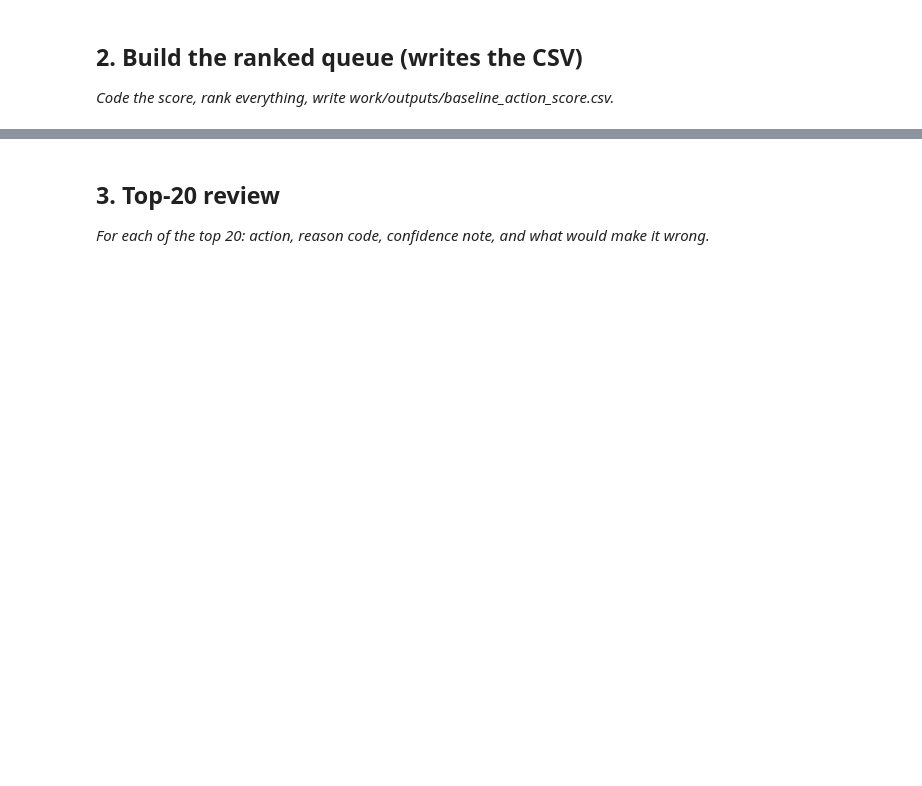
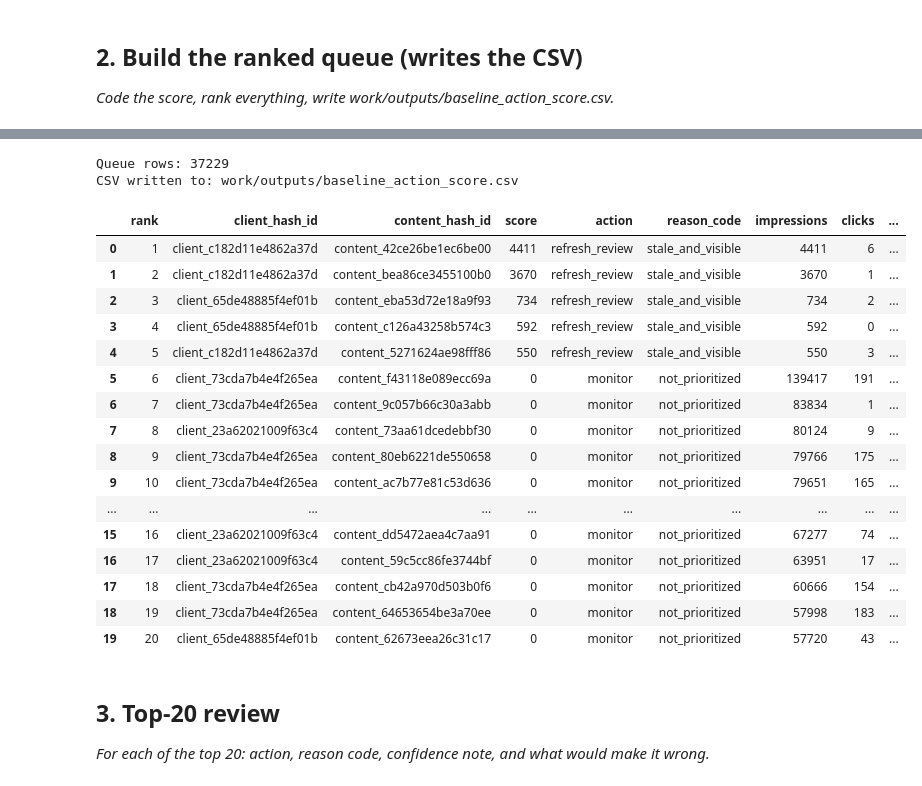
Before and after one commit to rasheed-hammad/machine-learning-starter, a Jupyter notebook: work/notebooks/w04_baseline_score.ipynb, the cells around one changed output, grey strips where cells are left out. Saved outputs shown, nothing was run; the diff lists cells and outputs as text; code cells hidden in the pictures; blank space fills up the shorter version.

Commit message:
w04_baseline_score created

```diff
--- a/work/notebooks/w04_baseline_score.ipynb
+++ b/work/notebooks/w04_baseline_score.ipynb
@@ -15,0 +261,19 @@ This skeleton is yours to fill. Work the sections **in order** — each one has
+# %%
+page_df = (
+    analysis_df
+    .groupby(["client_hash_id", "content_hash_id"], as_index=False)
+    .agg(
+        impressions=("gsc_impressions", "sum"),
+        clicks=("gsc_clicks", "sum"),
+        avg_position=("gsc_avg_position", "median"),
+        days_since_update=("days_since_update", "max"),
+        content_type=("content_type", "first")
+    )
+)
+
+page_df["ctr"] = (
+    page_df["clicks"] / page_df["impressions"]
+).where(page_df["impressions"] > 0)
+
+print("Unique pages:", len(page_df))
+display(page_df.head())
@@ -23,3 +326,64 @@ This skeleton is yours to fill. Work the sections **in order** — each one has
+# %%
+# This cell is for CODE (numbers, a query, a check).
+# Write your text answer in the cell ABOVE this one — typing sentences here breaks Run All.
+# Section 2 — Build the ranked queue
+
+# Rank highest-priority pages first
+page_df = page_df.sort_values(
+    ["score", "impressions"],
+    ascending=[False, False]
+).reset_index(drop=True)
+
+# Assign rank
+page_df["rank"] = range(1, len(page_df) + 1)
+
+# Create the final queue
+queue = page_df[
+    [
+        "rank",
+        "client_hash_id",
+        "content_hash_id",
+        "score",
+        "action",
+        "reason_code",
+        "impressions",
+        "clicks",
+        "ctr",
+        "avg_position",
+        "days_since_update",
+        "content_type"
+    ]
+].copy()
+
+# Write the required CSV
+output_path = "work/outputs/baseline_action_score.csv"
+queue.to_csv(output_path, index=False)
+
+print("Queue rows:", len(queue))
+print("CSV written to:", output_path)
+
+# Show Top 20
+display(queue.head(20))
+# %% [output]
+Queue rows: 37229
+CSV written to: work/outputs/baseline_action_score.csv
+|  | rank | client_hash_id | content_hash_id | score | action | reason_code | impressions | clicks | ... |
+| 0 | 1 | client_c182d11e4862a37d | content_42ce26be1ec6be00 | 4411 | refresh_review | stale_and_visible | 4411 | 6 | ... |
+| 1 | 2 | client_c182d11e4862a37d | content_bea86ce3455100b0 | 3670 | refresh_review | stale_and_visible | 3670 | 1 | ... |
+| 2 | 3 | client_65de48885f4ef01b | content_eba53d72e18a9f93 | 734 | refresh_review | stale_and_visible | 734 | 2 | ... |
+| 3 | 4 | client_65de48885f4ef01b | content_c126a43258b574c3 | 592 | refresh_review | stale_and_visible | 592 | 0 | ... |
+| 4 | 5 | client_c182d11e4862a37d | content_5271624ae98fff86 | 550 | refresh_review | stale_and_visible | 550 | 3 | ... |
+| 5 | 6 | client_73cda7b4e4f265ea | content_f43118e089ecc69a | 0 | monitor | not_prioritized | 139417 | 191 | ... |
+| 6 | 7 | client_73cda7b4e4f265ea | content_9c057b66c30a3abb | 0 | monitor | not_prioritized | 83834 | 1 | ... |
+| 7 | 8 | client_23a62021009f63c4 | content_73aa61dcedebbf30 | 0 | monitor | not_prioritized | 80124 | 9 | ... |
+| 8 | 9 | client_73cda7b4e4f265ea | content_80eb6221de550658 | 0 | monitor | not_prioritized | 79766 | 175 | ... |
+| 9 | 10 | client_73cda7b4e4f265ea | content_ac7b77e81c53d636 | 0 | monitor | not_prioritized | 79651 | 165 | ... |
+| ... | ... | ... | ... | ... | ... | ... | ... | ... | ... |
+| 15 | 16 | client_23a62021009f63c4 | content_dd5472aea4c7aa91 | 0 | monitor | not_prioritized | 67277 | 74 | ... |
+| 16 | 17 | client_23a62021009f63c4 | content_59c5cc86fe3744bf | 0 | monitor | not_prioritized | 63951 | 17 | ... |
+| 17 | 18 | client_73cda7b4e4f265ea | content_cb42a970d503b0f6 | 0 | monitor | not_prioritized | 60666 | 154 | ... |
+| 18 | 19 | client_73cda7b4e4f265ea | content_64653654be3a70ee | 0 | monitor | not_prioritized | 57998 | 183 | ... |
+| 19 | 20 | client_65de48885f4ef01b | content_62673eea26c31c17 | 0 | monitor | not_prioritized | 57720 | 43 | ... |
 # %% [markdown]
 ## 3. Top-20 review
 
```
Also changed, not shown: parts of 24 cells of this notebook.
